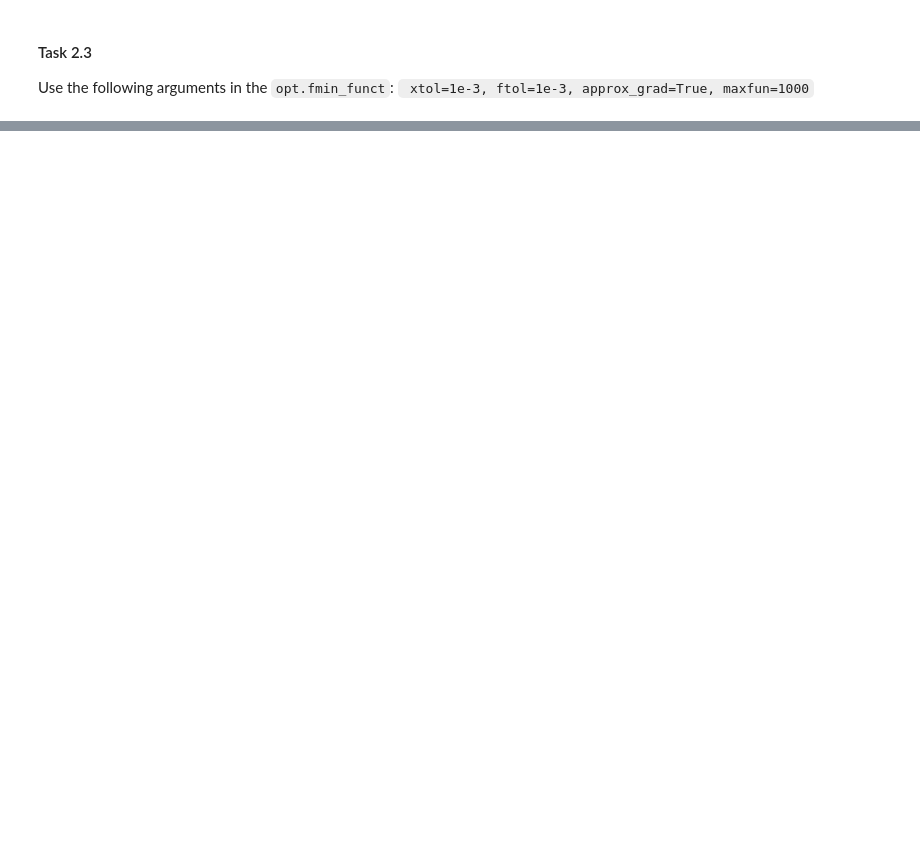
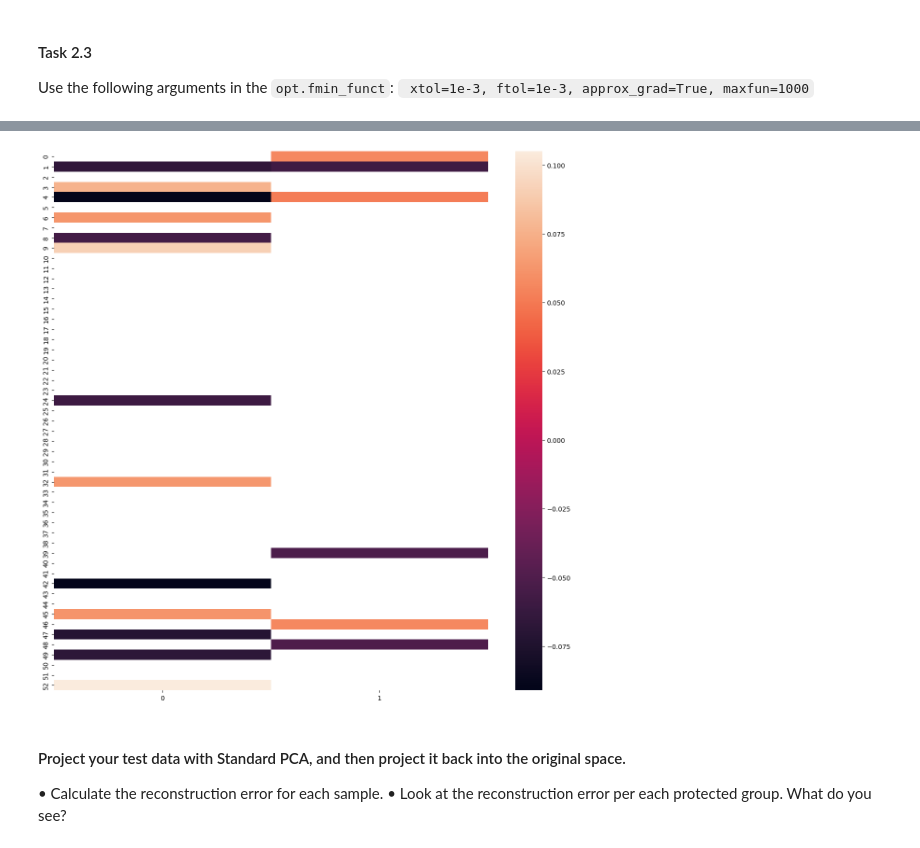
Before and after one commit to Ispanicus/fairness, a Jupyter notebook: asgnmt2_template_chris.ipynb, the cells around one changed output, grey strips where cells are left out. Drawn from its saved outputs; the diff is of its cells as text; code cells hidden in the pictures; blank space fills up the shorter version.

```diff
--- a/asgnmt2_template_chris.ipynb
+++ b/asgnmt2_template_chris.ipynb
@@ -104,7 +101,7 @@ from sklearn.model_selection import train_test_split
 X_train, X_test, y_train, y_test, group_train, group_test = train_test_split(
     features, labels, groups, test_size=0.3, random_state=0, shuffle=True)
 
-N = 500 ### I am subsampling because it is slow on my machine
+N = 5000 ### I am subsampling because it is slow on my machine
 
 X_train = X_train[:N]
 y_train = y_train[:N]
@@ -249,19 +253,14 @@ class LogReg(BaseEstimator):
-# %%
-# Check all functions work
-clf = LogReg(1e-5)
-clf.fit(X_train, y_train)
-clf.score(X_train, y_train)
-clf.predict(X_train);
 # %% [markdown]
 ### Use Cross-Validation to find the most optimal value for L2-penalty (you should implement it yourself).
 # %% [markdown]
 #### Task 2.2.
 Use the following arguments in the `opt.fmin_funct`: `xtol=1e-4, ftol=1e-4,  maxfun=1000`
 # %%
-gammas = np.logspace(1e-5,1e-2,10)
+gammas = [10**i for i in (-5, -4, -3, -2, -1)]
+lambdas = [1e4] #[10**i for i in range(1, 5+1)]
 cv = GridSearchCV(
     estimator=clf,
-    param_grid={"gamma": gammas},
+    param_grid={"gamma": gammas, "lambda_": lambdas},
     verbose=2,
     n_jobs=-1
 )
@@ -297,0 +365,35 @@ lambdas = np.array([1e-3, 5e-3, 1e-2, 5e-2, 0.1, 1])
+# %%
+from sklearn.decomposition import PCA
+scaler = StandardScaler().set_output(transform='pandas')
+pca = PCA(n_components=len(X_train.columns) - 6).set_output(transform='pandas')
+
+protected_start = -2
+X = scaler.fit_transform(X_train.iloc[:, :protected_start])
+X_pca = pca.fit_transform(X)
+# %%
+from itertools import product
+from scipy.stats import pearsonr
+import matplotlib.pyplot as plt
+import seaborn
+
+def correlation_matrix(X_, group):
+    corrected_alpha = 0.05 / (len(X_.columns)*len(group.columns))
+
+    corr = np.zeros((X_.shape[1], group.shape[1]))
+    p = np.zeros((X_.shape[1], group.shape[1]))
+
+    for (idx1, col1), (idx2, col2) in product(enumerate(X_.T.values), enumerate(group.T.values)):
+        correlation, p_val = pearsonr(col1, col2)
+        corr[idx1, idx2] = correlation
+        p[idx1, idx2] = p_val
+
+    plt.figure(figsize=(15,15))
+    seaborn.heatmap(corr, mask=p > corrected_alpha)
+    plt.show()
+correlation_matrix(X_pca, group_train)
+# %% [output]
+[figure, added]
+# %% [markdown]
+#### Project your test data with Standard PCA, and then project it back into the original space.
+• Calculate the reconstruction error for each sample.
+• Look at the reconstruction error per each protected group. What do you see?
```
Also changed, not shown: parts of 17 cells of this notebook.
